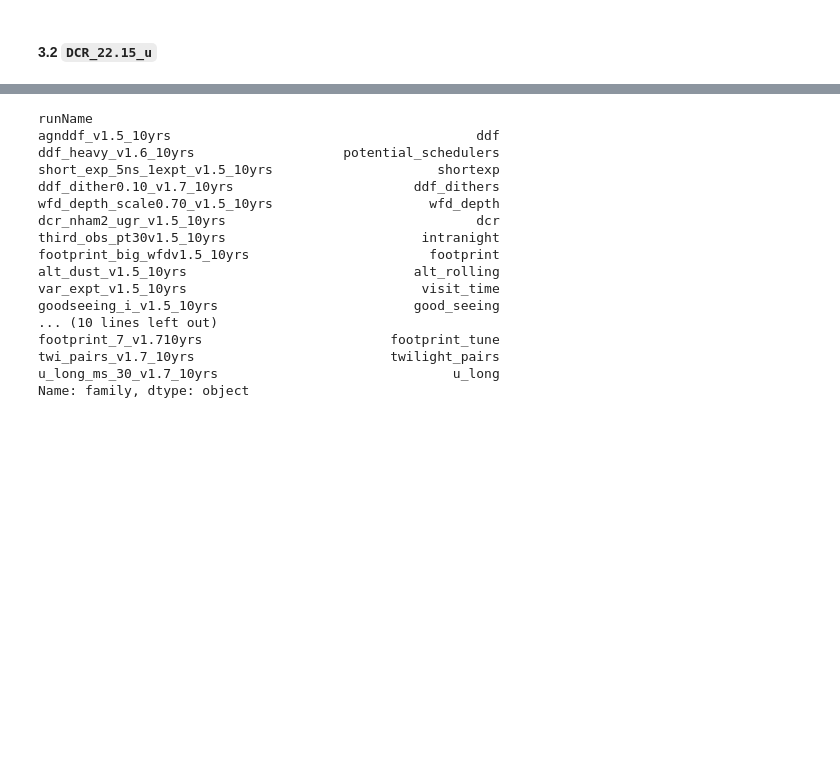
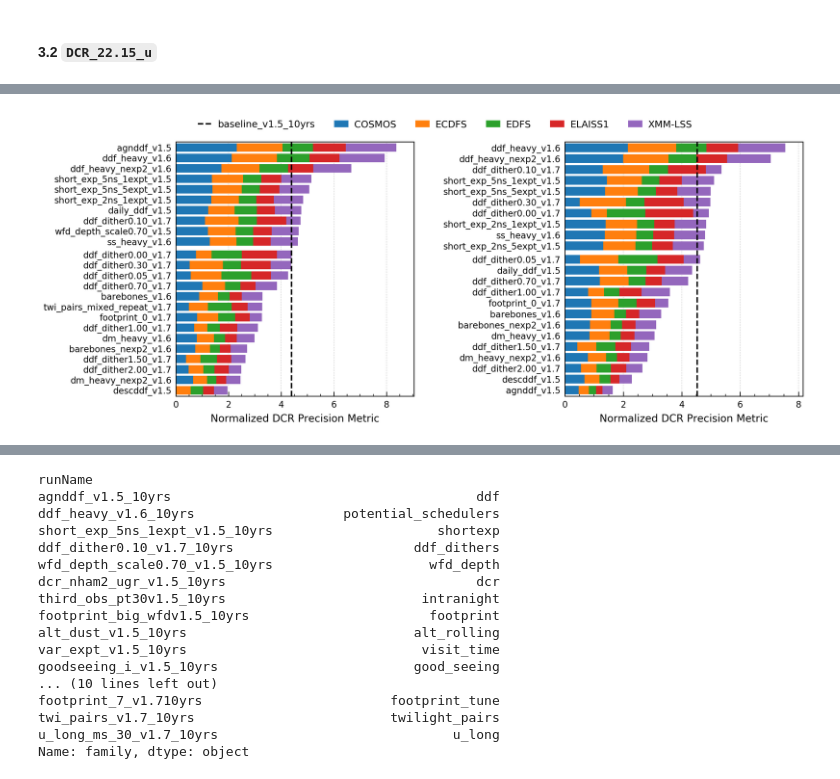
Before and after one commit to RichardsGroup/LSST_DCR, a Jupyter notebook: notebooks/04_Analyze_DDF.ipynb, the cells around one changed output, grey strips where cells are left out. Cells and saved outputs as stored; diff of their text form; code cells hidden in the pictures; blank space fills up the shorter version.

```diff
--- a/notebooks/04_Analyze_DDF.ipynb
+++ b/notebooks/04_Analyze_DDF.ipynb
@@ -444 +447,97 @@ ax2.vlines(baseline_normed_u_sum, ymin=ax2_ylim[0], ymax=ax2_ylim[1],
+# %%
+# get dedicated ddf runs
+ddf_runs = [run for run in runs_list if 'ddf_' in run and 'noddf' not in run]
+
+# combine to make u-band, g-band df
+u_ddf_runs = np.unique(list(best_worst_u.index) + ddf_runs)
+g_ddf_runs = np.unique(list(best_worst_g.index) + ddf_runs)
+
+# start plot
+fig = plt.figure(figsize=(15, 6), dpi=200)
+ax1 = fig.add_axes([0.19, 0.12, 0.3, 0.8])
+ax2 = fig.add_axes([0.68, 0.12, 0.3, 0.8])
+
+## left: u
+## -------
+stack_bar_u_plot = u_median_22_15_normed.loc[
+    u_ddf_runs, :].sort_values('accum_metric').drop(['family', 'accum_metric'], axis=1)
+
+left = len(stack_bar_u_plot) * [0]
+run_labels = [run[:run.find('v1.')+4] for run in stack_bar_u_plot.index]
+
+# replace nan with zero (descddf)
+stack_bar_u_plot = stack_bar_u_plot.fillna(0)
+
+# define bar locs and gap below best 10
+y_locs = np.arange(len(run_labels), dtype=float)
+gap_size = 0.25
+y_locs[-10:] += gap_size
+
+for idx, name in enumerate(stack_bar_u_plot.columns):
+    ax1.barh(y_locs, stack_bar_u_plot[name], left = left, color=mpl.cm.tab10.colors[idx])
+    left = left + stack_bar_u_plot[name]
+
+# adjust limits and draw grid lines
+# ax1.set_xlim(0, 8.75)
+ax1.set_ylim(-0.55, y_locs[-1] + 0.55)
+ax1.set_axisbelow(True)
+ax1.xaxis.grid(color='gray', linestyle=':', alpha=0.5)
+
+# set ticks
+ax1.set_yticks(y_locs)
+ax1.set_yticklabels(run_labels)
+ax1.yaxis.set_minor_locator(plt.NullLocator())
+
+# mark the baseline comparison run metric
+ax1_ylim = ax1.get_ylim()
+ax1.vlines(baseline_normed_u_sum, ymin=ax1_ylim[0], ymax=ax1_ylim[1],
+           linestyle='dashed', linewidth=2, label=norm_run)
+
+# title, legend, labels
+ax1.set_xlabel('Normalized DCR Precision Metric')
+ax1.legend([norm_run]+labels, bbox_to_anchor=([0.04, 1., 0, 0]), ncol=6,
+           frameon=False, fontsize=13)
+
+## right: g
+## --------
+stack_bar_g_plot = g_median_22_normed.loc[
+    g_ddf_runs, :].sort_values('accum_metric').drop(['family', 'accum_metric'], axis=1)
+
+left = len(stack_bar_g_plot) * [0]
+run_labels = [run[:run.find('v1.')+4] for run in stack_bar_g_plot.index]
+
+# replace nan with zero (descddf)
+stack_bar_g_plot = stack_bar_g_plot.fillna(0)
+
+# define bar locs and gap below best 10
+y_locs = np.arange(len(run_labels), dtype=float)
+gap_size = 0.25
+y_locs[-10:] += gap_size
+
+for idx, name in enumerate(stack_bar_g_plot.columns):
+    ax2.barh(y_locs, stack_bar_g_plot[name], left = left, color=mpl.cm.tab10.colors[idx])
+    left = left + stack_bar_g_plot[name]
+
+# title, legend, labels
+ax2.set_xlabel('Normalized DCR Precision Metric')
+
+# adjust limits and draw grid lines
+# ax2.set_xlim(0, 8.75)
+ax2.set_ylim(-0.55, y_locs[-1] + 0.55)
+ax2.set_axisbelow(True)
+ax2.xaxis.grid(color='gray', linestyle=':', alpha=0.5)
+
+# set ticks
+ax2.set_yticks(y_locs)
+ax2.set_yticklabels(run_labels)
+ax2.yaxis.set_minor_locator(plt.NullLocator())
+
+# mark the baseline comparison run metric
+ax2_ylim = ax2.get_ylim()
+ax2.vlines(baseline_normed_g_sum, ymin=ax2_ylim[0], ymax=ax2_ylim[1],
+           linestyle='dashed', linewidth=2, label=norm_run)
+
+# plt.savefig('dcr_cad_note_ddf_u_g.pdf')
+# %% [output]
+[figure, added]
 # %% [markdown]
```
Also changed, not shown: parts of 9 cells of this notebook, 2 other files.
